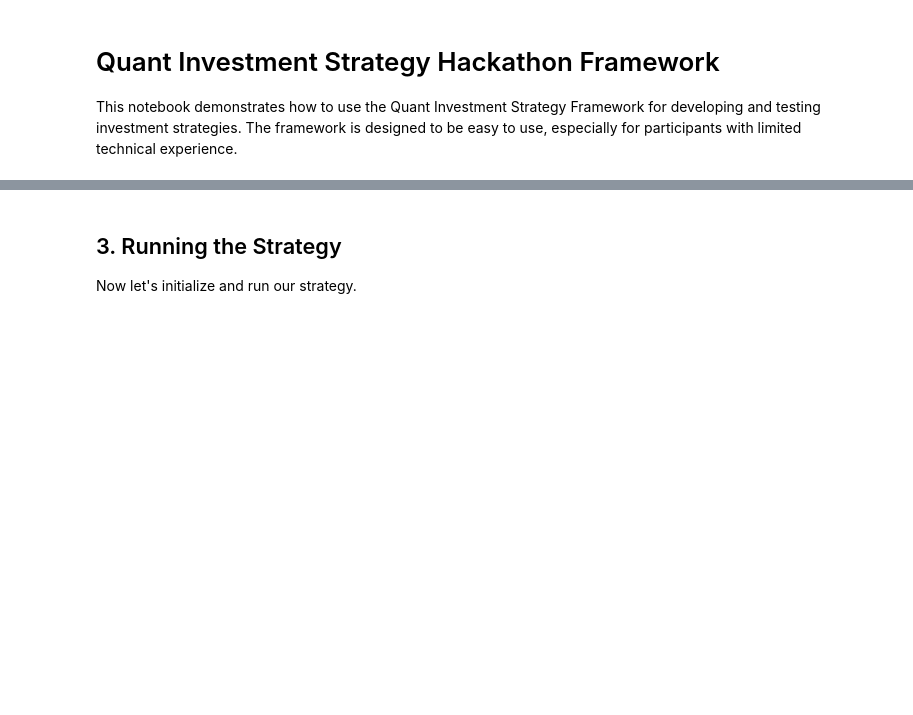
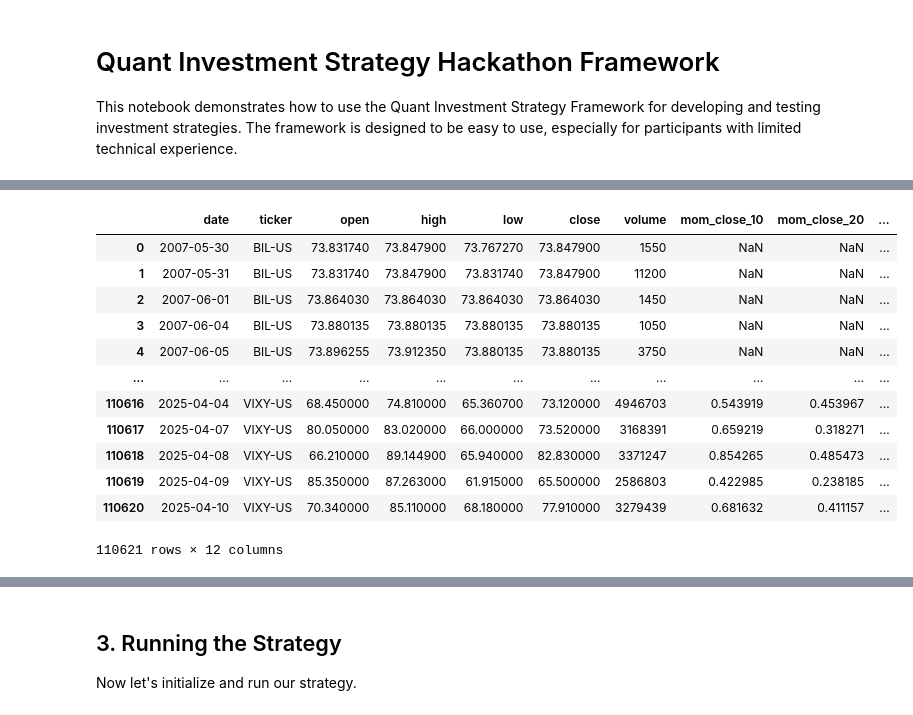
Before and after one commit to ccmaloney/CTG_QIS_Hackathon_sp2025, a Jupyter notebook: quant_strategy_example.ipynb, the cells around one changed output, grey strips where cells are left out. Drawn from its saved outputs; the diff is of its cells as text; code cells hidden in the pictures; blank space fills up the shorter version.

```diff
--- a/quant_strategy_example.ipynb
+++ b/quant_strategy_example.ipynb
@@ -110,0 +236,26 @@ df.head()
+# %%
+model_state = pd.read_csv('model_state.csv')
+# Rename columns to be more expected
+
+model_state = model_state.rename(columns={
+    'adjusted_open_1d': 'open',
+    'adjusted_high_1d': 'high',
+    'adjusted_low_1d': 'low',
+    'adjusted_close_1d': 'close',
+    'volume_1d': 'volume'
+})
+model_state
+# %% [output]
+|  | date | ticker | open | high | low | close | volume | mom_close_10 | mom_close_20 | ... |
+| 0 | 2007-05-30 | BIL-US | 73.831740 | 73.847900 | 73.767270 | 73.847900 | 1550 | NaN | NaN | ... |
+| 1 | 2007-05-31 | BIL-US | 73.831740 | 73.847900 | 73.831740 | 73.847900 | 11200 | NaN | NaN | ... |
+| 2 | 2007-06-01 | BIL-US | 73.864030 | 73.864030 | 73.864030 | 73.864030 | 1450 | NaN | NaN | ... |
+| 3 | 2007-06-04 | BIL-US | 73.880135 | 73.880135 | 73.880135 | 73.880135 | 1050 | NaN | NaN | ... |
+| 4 | 2007-06-05 | BIL-US | 73.896255 | 73.912350 | 73.880135 | 73.880135 | 3750 | NaN | NaN | ... |
+| ... | ... | ... | ... | ... | ... | ... | ... | ... | ... | ... |
+| 110616 | 2025-04-04 | VIXY-US | 68.450000 | 74.810000 | 65.360700 | 73.120000 | 4946703 | 0.543919 | 0.453967 | ... |
+| 110617 | 2025-04-07 | VIXY-US | 80.050000 | 83.020000 | 66.000000 | 73.520000 | 3168391 | 0.659219 | 0.318271 | ... |
+| 110618 | 2025-04-08 | VIXY-US | 66.210000 | 89.144900 | 65.940000 | 82.830000 | 3371247 | 0.854265 | 0.485473 | ... |
+| 110619 | 2025-04-09 | VIXY-US | 85.350000 | 87.263000 | 61.915000 | 65.500000 | 2586803 | 0.422985 | 0.238185 | ... |
+| 110620 | 2025-04-10 | VIXY-US | 70.340000 | 85.110000 | 68.180000 | 77.910000 | 3279439 | 0.681632 | 0.411157 | ... |
+110621 rows × 12 columns
```
Also changed, not shown: parts of 32 cells of this notebook, 12 other files.
